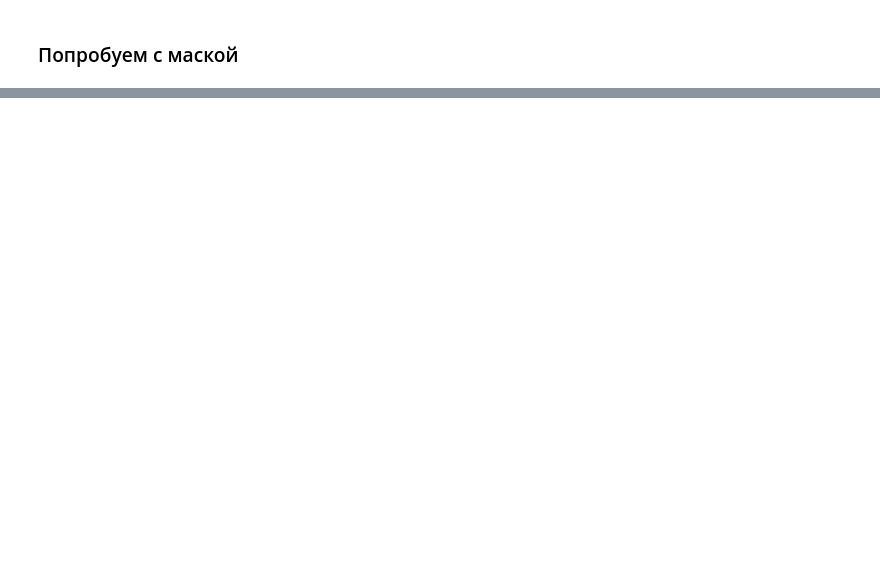
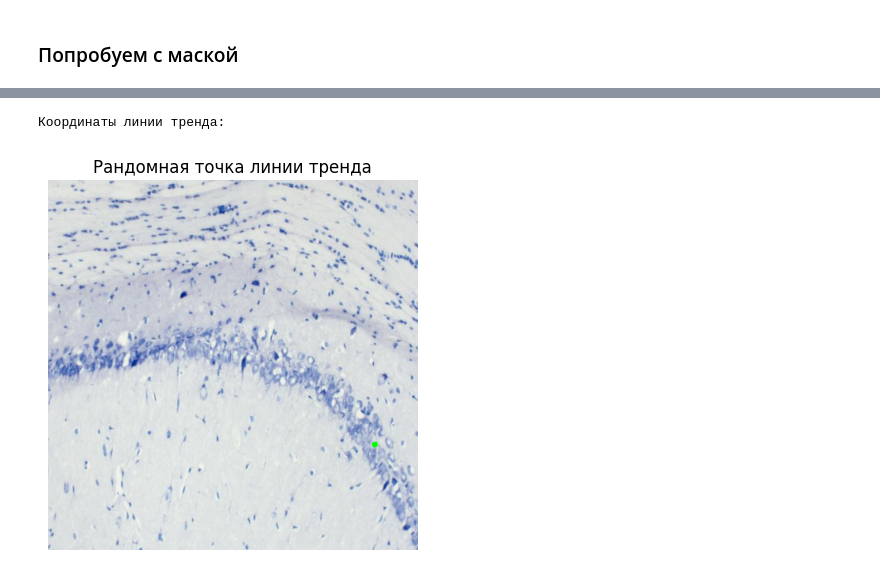
Before and after one commit to ReDanBorn/Neuron.v4i.yolov8_640_Ruslan2, a Jupyter notebook: Cut.ipynb, the cells around one changed output, grey strips where cells are left out. Saved outputs shown, nothing was run; the diff lists cells and outputs as text; code cells hidden in the pictures; blank space fills up the shorter version.

```diff
--- a/Cut.ipynb
+++ b/Cut.ipynb
@@ -3,6 +3,10 @@ import cv2
 import os
 import numpy as np
 import matplotlib.pyplot as plt
+from PIL import Image
+
+pixel_width_um = 0.3450  # Размер пикселя в микрометрах
+image_width_px = 2048  # Ширина изображения в пикселях
 # %%
 def parse_yolo_annotation(annotation_file, image_path):
     annotations = []
@@ -181,0 +213,46 @@ True
+# %%
+import cv2
+import numpy as np
+import matplotlib.pyplot as plt
+import random
+
+# Вычисление соотношения пикселей к миллиметрам
+pixel_to_mm_ratio = (pixel_width_um / 1000) / image_width_px
+
+# Функция для преобразования пикселей в миллиметры
+def pixel_to_mm(x_pixel, y_pixel):
+    x_mm = x_pixel * pixel_to_mm_ratio
+    y_mm = y_pixel * pixel_to_mm_ratio
+    return x_mm, y_mm
+
+# Загрузка изображения
+image = cv2.imread(image_path)
+
+# Создаем массив значений X для которых будем вычислять Y на линии тренда
+x_trend = np.linspace(min(x_values), max(x_values), 100)
+
+# Вычисляем значения Y на линии тренда с использованием полинома
+y_trend = np.polyval(p, x_trend)
+
+# Выводим координаты линии тренда
+print("Координаты линии тренда:")
+#for x, y in zip(x_trend, y_trend):
+    #print(f"({x}, {y})")
+
+# Находим координаты третьей точки линии тренда
+third_point_index = random.randint(0, len(x_trend) - 1)  # Индексация начинается с 0, поэтому третья точка имеет индекс 2
+third_point_x = x_trend[third_point_index]
+third_point_y = y_trend[third_point_index]
+
+# Отображаем третью точку на изображении
+image_with_point = image.copy()
+cv2.circle(image_with_point, (int(third_point_x), int(third_point_y)), 5, (0, 255, 0), -1)
+
+# Отображение изображения с третьей точкой линии тренда
+plt.imshow(cv2.cvtColor(image_with_point, cv2.COLOR_BGR2RGB))
+plt.title('Рандомная точка линии тренда')
+plt.axis('off')
+plt.show()
+# %% [output]
+Координаты линии тренда:
+[figure, added]
```
Also changed, not shown: parts of 13 cells of this notebook.
